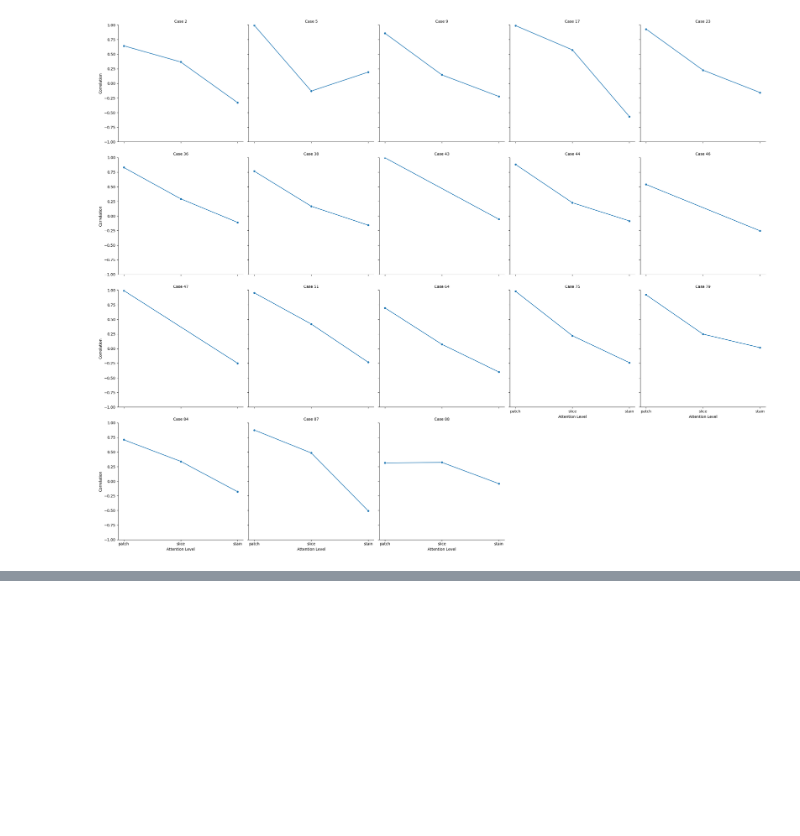
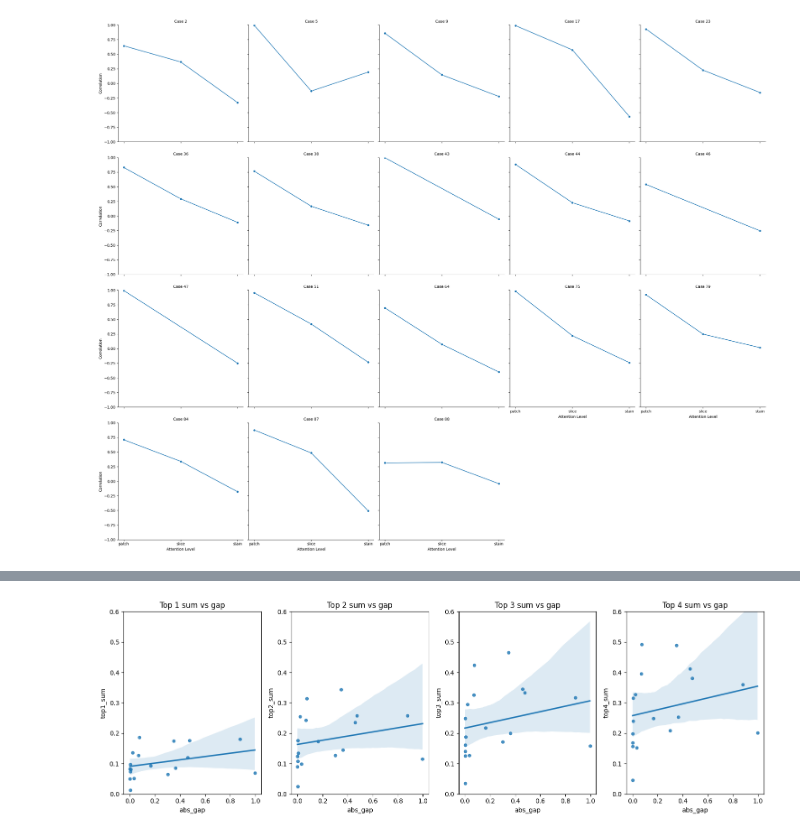
Before and after one commit to arvindkrishna87/STAT390_CMIL_Fall2025, a Jupyter notebook: Code/MIL/MIL_trainer_17Nov_Luna/visualize_predictions.ipynb, the cells around one changed output, grey strips where cells are left out. Drawn from its saved outputs; the diff is of its cells as text; code cells hidden in the pictures; blank space fills up the shorter version.

```diff
--- a/Code/MIL/MIL_trainer_17Nov_Luna/visualize_predictions.ipynb
+++ b/Code/MIL/MIL_trainer_17Nov_Luna/visualize_predictions.ipynb
@@ -342,0 +371,35 @@ plt.show()
+# %%
+fig, axes = plt.subplots(1, 4, figsize=(15, 5))  # 4 columns
+
+for k in range(1,5):
+    topk_sums = (
+        merged.groupby("case_id")["effective_weight"]
+              .apply(lambda x: x.nlargest(k).sum())
+    )
+
+    # abs_gap is constant per case
+    gap_map = merged.groupby("case_id")["abs_gap"].first()
+
+    # Merge into dataframe
+    plot_df = pd.DataFrame({
+        "topk_sum": topk_sums,
+        "abs_gap": gap_map
+    })
+
+    sns.regplot(
+        data=plot_df,
+        x='abs_gap',
+        y='topk_sum',
+        ax=axes[k-1],
+        scatter_kws={'s': 20}
+    )
+
+    axes[k-1].set_title(f"Top {k} sum vs gap")
+    axes[k-1].set_xlabel("abs_gap")
+    axes[k-1].set_ylabel(f"top{k}_sum")
+    axes[k-1].set_ylim((0,0.6))
+
+plt.tight_layout()
+plt.show()
+# %% [output]
+[figure, added]
```
Also changed, not shown: parts of 3 cells of this notebook, 10 other files.
